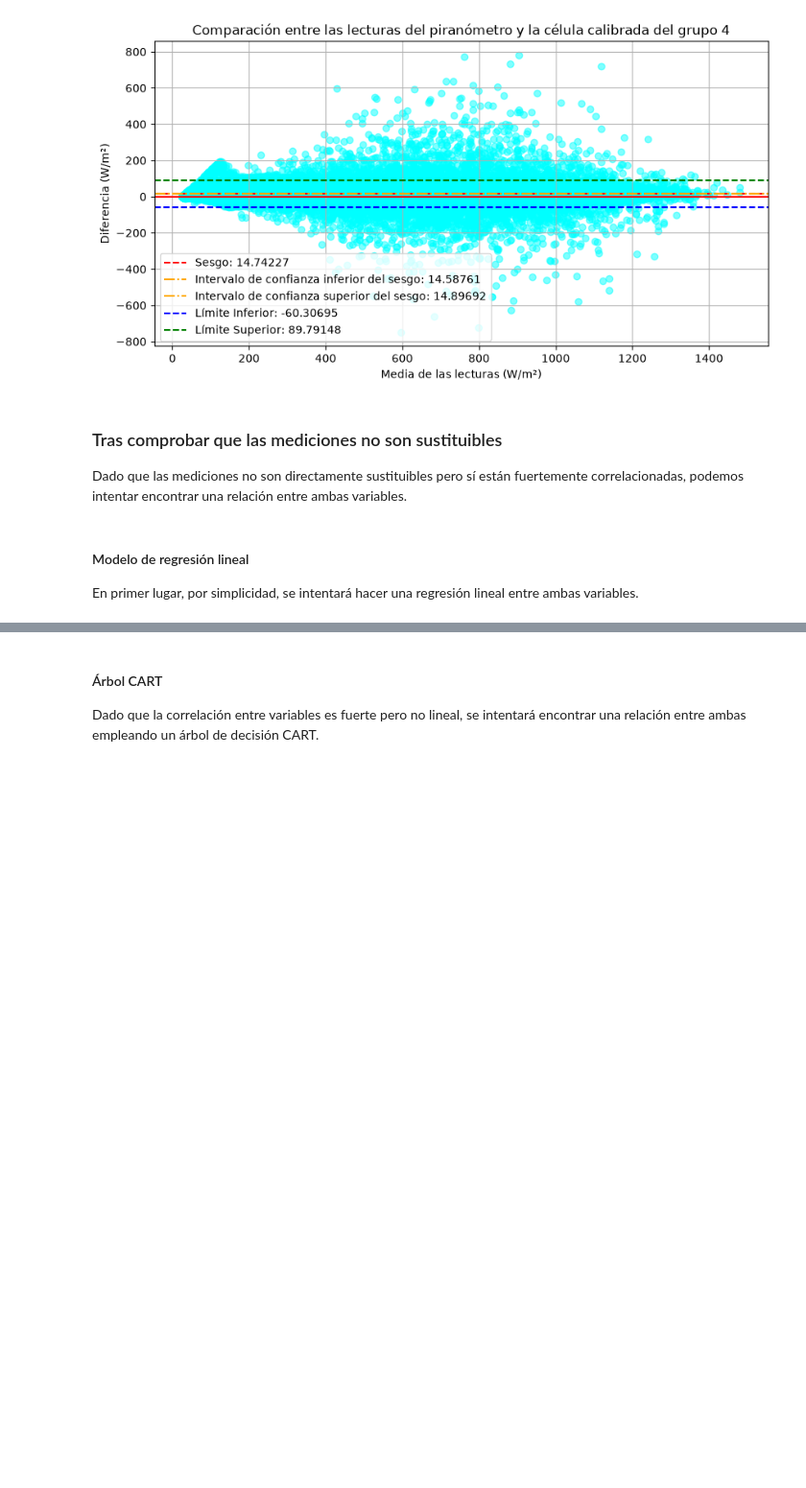
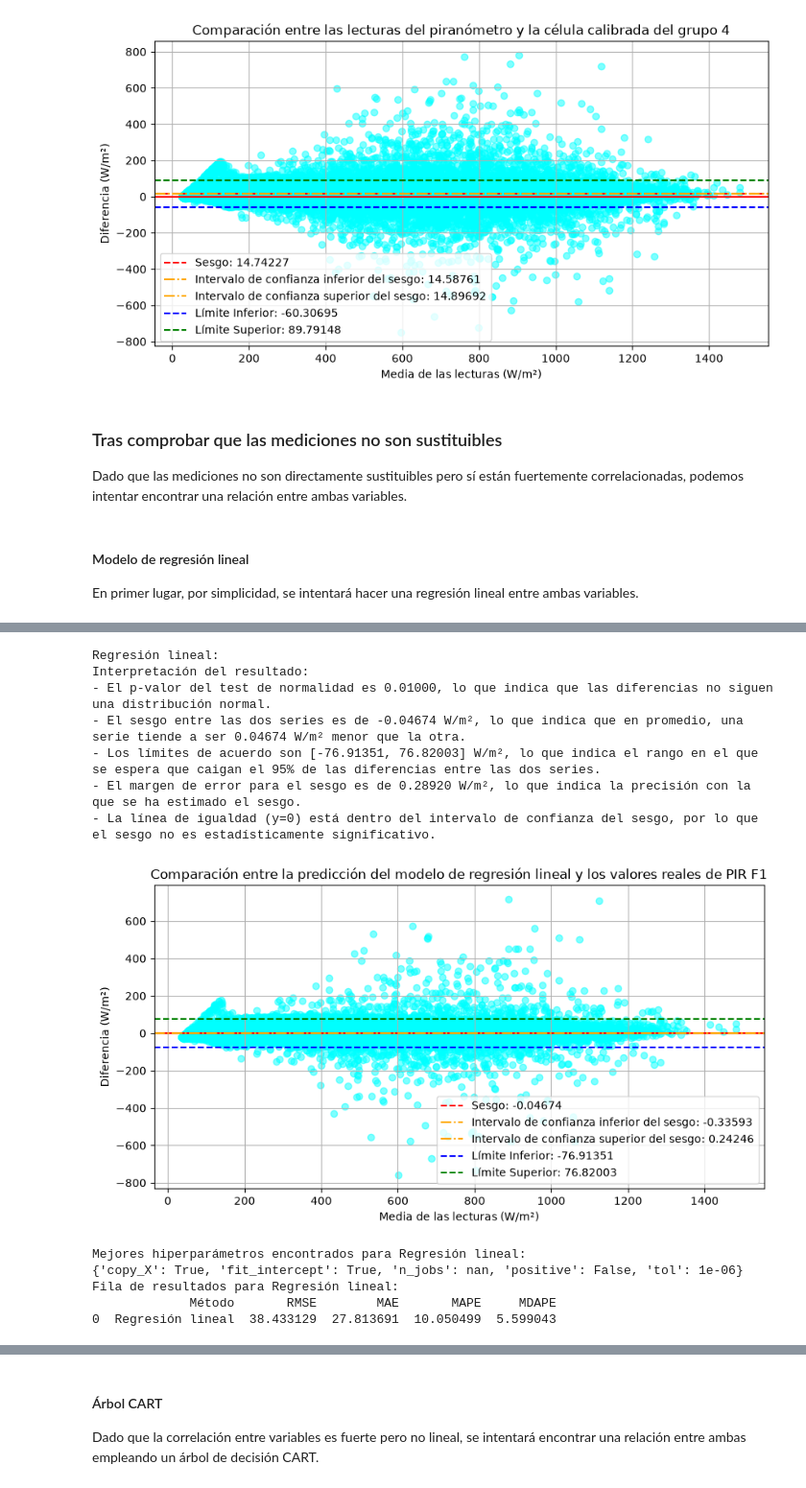
Before and after one commit to jcv00036/extracurriculares_simidat_scripts, a Jupyter notebook: cuadernos/estudio_variables.ipynb, the cells around one changed output, grey strips where cells are left out. Shown at 96% size. Cells and saved outputs as stored; diff of their text form; code cells hidden in the pictures; blank space fills up the shorter version.

Commit message:
Actualización de la regresión del piranómetro a partir de la célula calibrada

```diff
--- a/cuadernos/estudio_variables.ipynb
+++ b/cuadernos/estudio_variables.ipynb
@@ -153,6 +153,15 @@ Interpretación del resultado:
 ### Tras comprobar que las mediciones no son sustituibles
 
 Dado que las mediciones no son directamente sustituibles pero sí están fuertemente correlacionadas, podemos intentar encontrar una relación entre ambas variables.
+# %%
+df = dataframe()
+
+# Elimino las filas con valores nulos en los piranómetros de grupo y horizontal; y el módulo sensor (grupo 4)
+df = df.dropna(subset=['PIR F1','G FRONT'], how='any')
+
+lista_variables = ['G FRONT']
+
+filas = []
 # %% [markdown]
 #### Modelo de regresión lineal
 
@@ -208,0 +169,23 @@ Interpretación del resultado:
+# %%
+# region Regresión lineal múltiple
+modelo_reg_lin = LinearRegression()
+param_grid = {'fit_intercept': [True, False]}
+
+fila_reg_lin = realizar_prueba_regresor(modelo_reg_lin, df, 'PIR F1', lista_variables, param_grid, SEMILLA, 0.3, "Regresión lineal", f"{DIR_SALIDA}sust_pir/resultados_test_reg_lin.csv", "W/m²")
+
+filas.append(fila_reg_lin)
+# endregion
+# %% [output]
+Regresión lineal:
+Interpretación del resultado:
+- El p-valor del test de normalidad es 0.01000, lo que indica que las diferencias no siguen una distribución normal.
+- El sesgo entre las dos series es de -0.04674 W/m², lo que indica que en promedio, una serie tiende a ser 0.04674 W/m² menor que la otra.
+- Los límites de acuerdo son [-76.91351, 76.82003] W/m², lo que indica el rango en el que se espera que caigan el 95% de las diferencias entre las dos series.
+- El margen de error para el sesgo es de 0.28920 W/m², lo que indica la precisión con la que se ha estimado el sesgo.
+- La línea de igualdad (y=0) está dentro del intervalo de confianza del sesgo, por lo que el sesgo no es estadísticamente significativo.
+[figure, added]
+Mejores hiperparámetros encontrados para Regresión lineal:
+{'copy_X': True, 'fit_intercept': True, 'n_jobs': nan, 'positive': False, 'tol': 1e-06}
+Fila de resultados para Regresión lineal:
+             Método       RMSE        MAE       MAPE     MDAPE
+0  Regresión lineal  38.433129  27.813691  10.050499  5.599043
```
Also changed, not shown: parts of 16 cells of this notebook.
